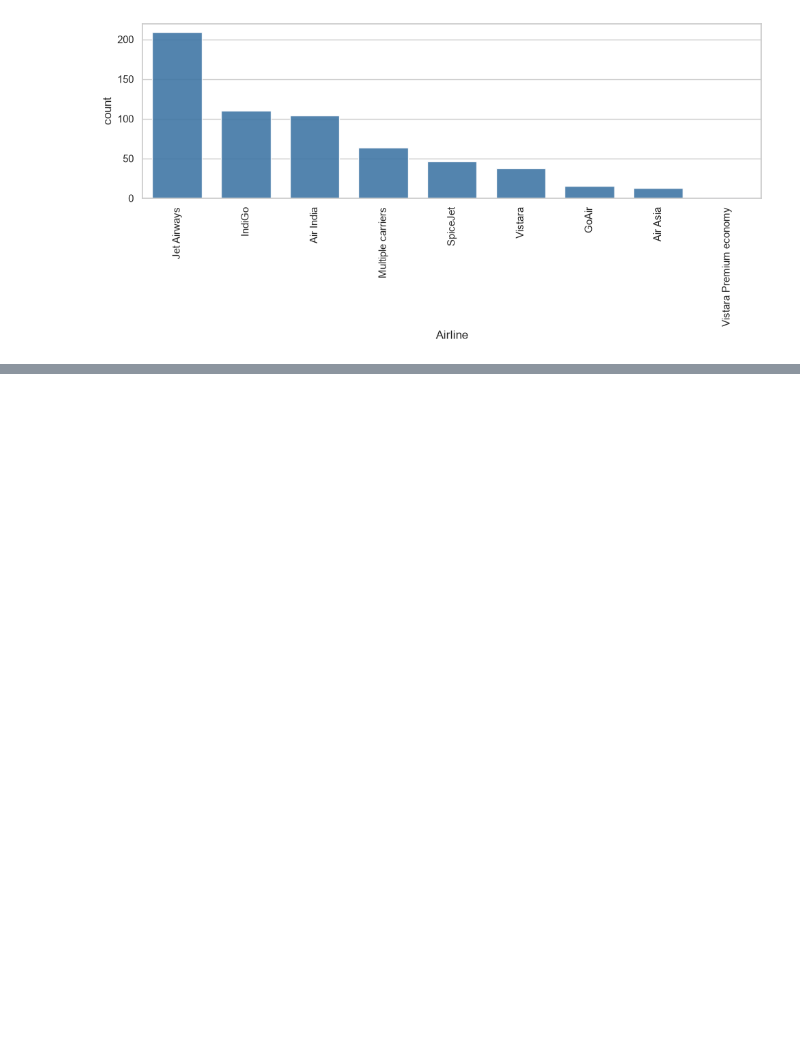
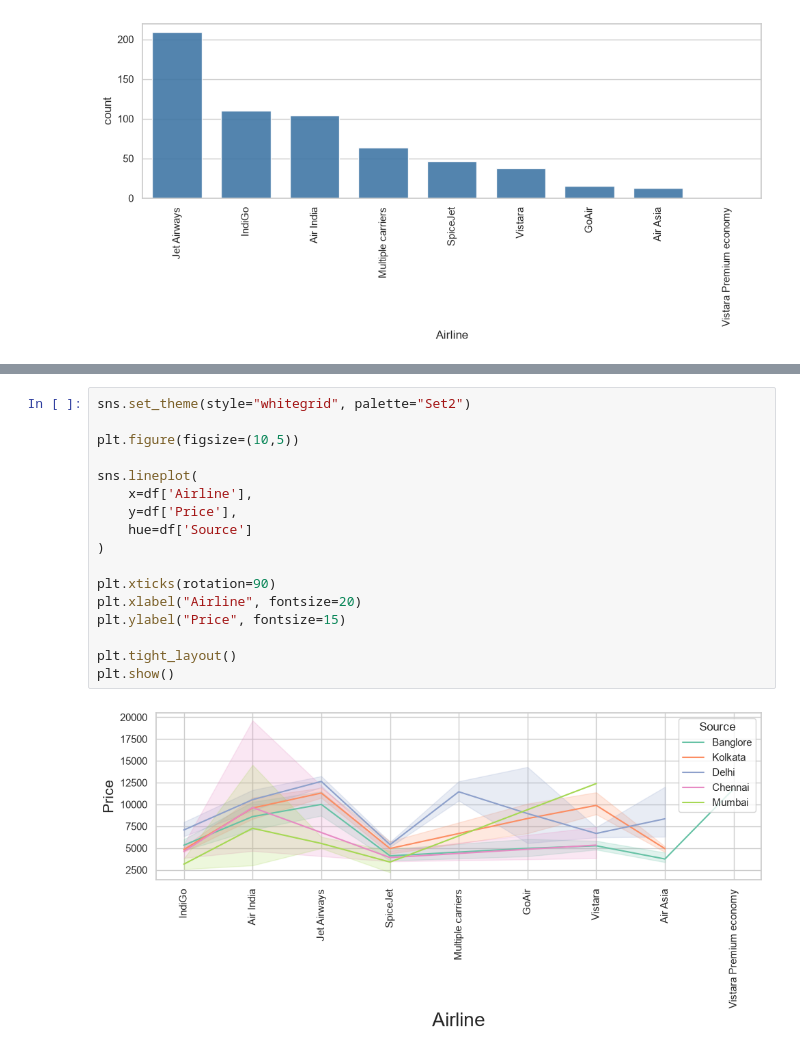
Before and after one commit to vaishnavidhanavade/03-Data-Manupulation-Pandas, a Jupyter notebook: 01.Pandas-Level-01.ipynb/4_Plotting-Enhancment.ipynb, the cells around one changed output, grey strips where cells are left out. Drawn from its saved outputs; the diff is of its cells as text; blank space fills up the shorter version.

```diff
--- a/01.Pandas-Level-01.ipynb/4_Plotting-Enhancment.ipynb
+++ b/01.Pandas-Level-01.ipynb/4_Plotting-Enhancment.ipynb
@@ -144,0 +197,19 @@ plt.show()
+# %%
+sns.set_theme(style="whitegrid", palette="Set2")
+
+plt.figure(figsize=(10,5))
+
+sns.lineplot(
+    x=df['Airline'],
+    y=df['Price'],
+    hue=df['Source']
+)
+
+plt.xticks(rotation=90)
+plt.xlabel("Airline", fontsize=20)
+plt.ylabel("Price", fontsize=15)
+
+plt.tight_layout()
+plt.show()
+# %% [output]
+[figure, added]
```
Also changed, not shown: parts of 5 cells of this notebook.
